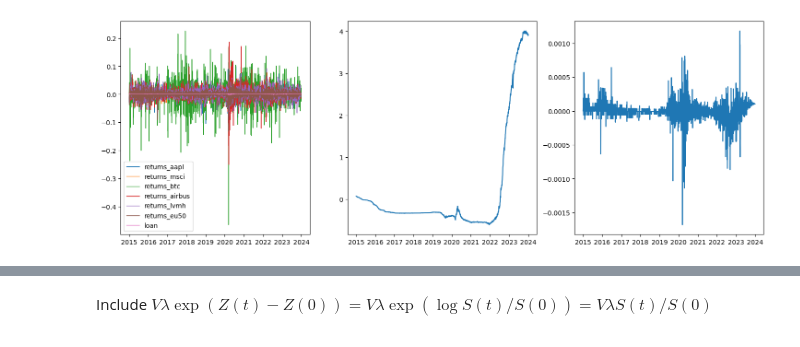
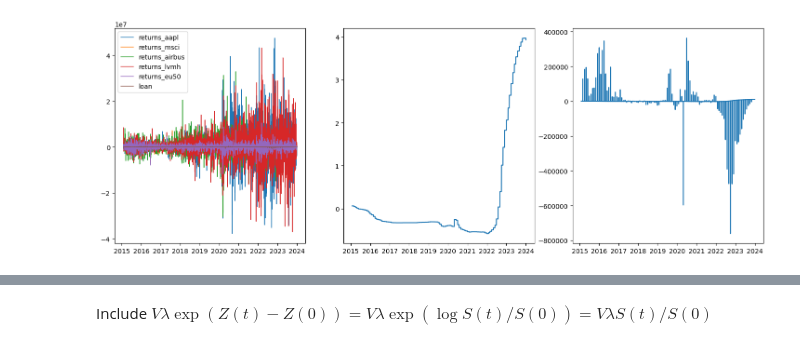
Before and after one commit to DaanZunnenberg/RiskFunctions, a Jupyter notebook: Assignment_1/Updated_version/QFRM_Assignment1.ipynb, the cells around one changed output, grey strips where cells are left out. Saved outputs shown, nothing was run; the diff lists cells and outputs as text; code cells hidden in the pictures.

```diff
--- a/Assignment_1/Updated_version/QFRM_Assignment1.ipynb
+++ b/Assignment_1/Updated_version/QFRM_Assignment1.ipynb
@@ -53,3 +77,18 @@ def credit_risk(credit, short = True):
+# %%
+Z['loan'] = np.log(val)
+log_returns['loan'] = -loss
+# %%
+def loss_operator(Z, X, weights, Value: float = 10 ** 8):
+    """
+    The loss distribution is the weighted sum of negative log returns (X) multiplied by exp(Z(t) - Z(0)) where Z(x) is the log price at time x
+
+    NOTE: For us, Z(0) = 0 as I standardised all returns at t = 0
+    """
+    loss = Value * np.sum(weights * np.exp(Z) * X, axis = 1)
+    loss_ind = Value * np.exp(Z) * X
+    return loss_ind, loss
+# %%
+loss_df, loss_df_portfolio = loss_operator(Z = Z, X = log_returns, weights = PORTFOLIO_WEIGHTS)
 # %%
 credit = euribor
 loss, val = credit_risk(credit)
@@ -64,14 +103,11 @@ plt.show()
-# %%
-loss_df['loan'] = loss
-portfolio_df['loan'] = -loss
 # %%
 fig, axs = plt.subplots(1,3, figsize = (18, 6))
-axs[0].plot(portfolio_df, label = portfolio_df.columns, lw = 1)
+axs[0].plot(loss_df, label = loss_df.columns, lw = 1)
 axs[1].plot(euribor)
-axs[2].plot(portfolio_df.loan)
+axs[2].plot(loss_df.loan)
 axs[0].legend()
 plt.show()
 # %% [output]
-[figure, old version]
+[figure, new version]
 # %%
 from typing import Callable, Any
```
Also changed, not shown: parts of 46 cells of this notebook.
